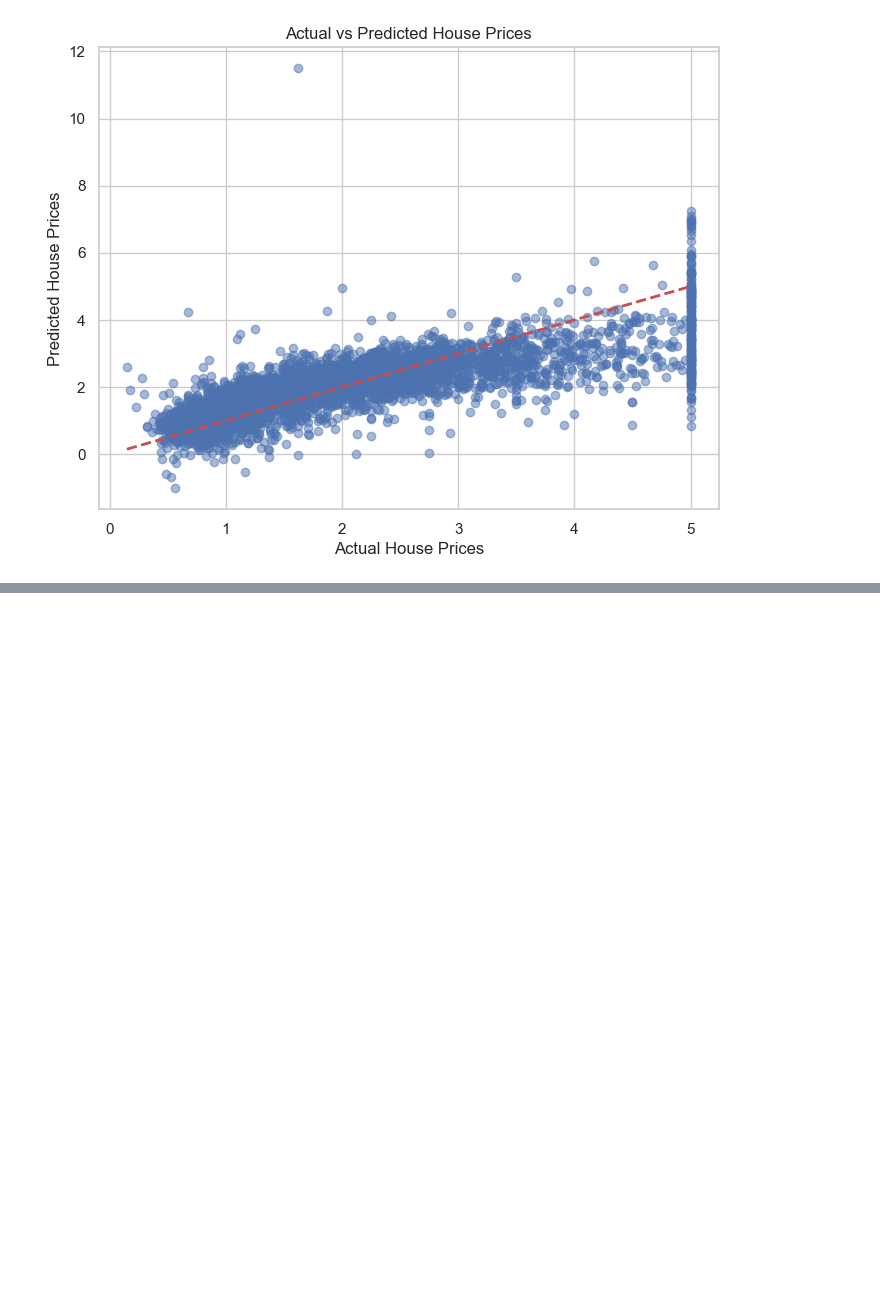
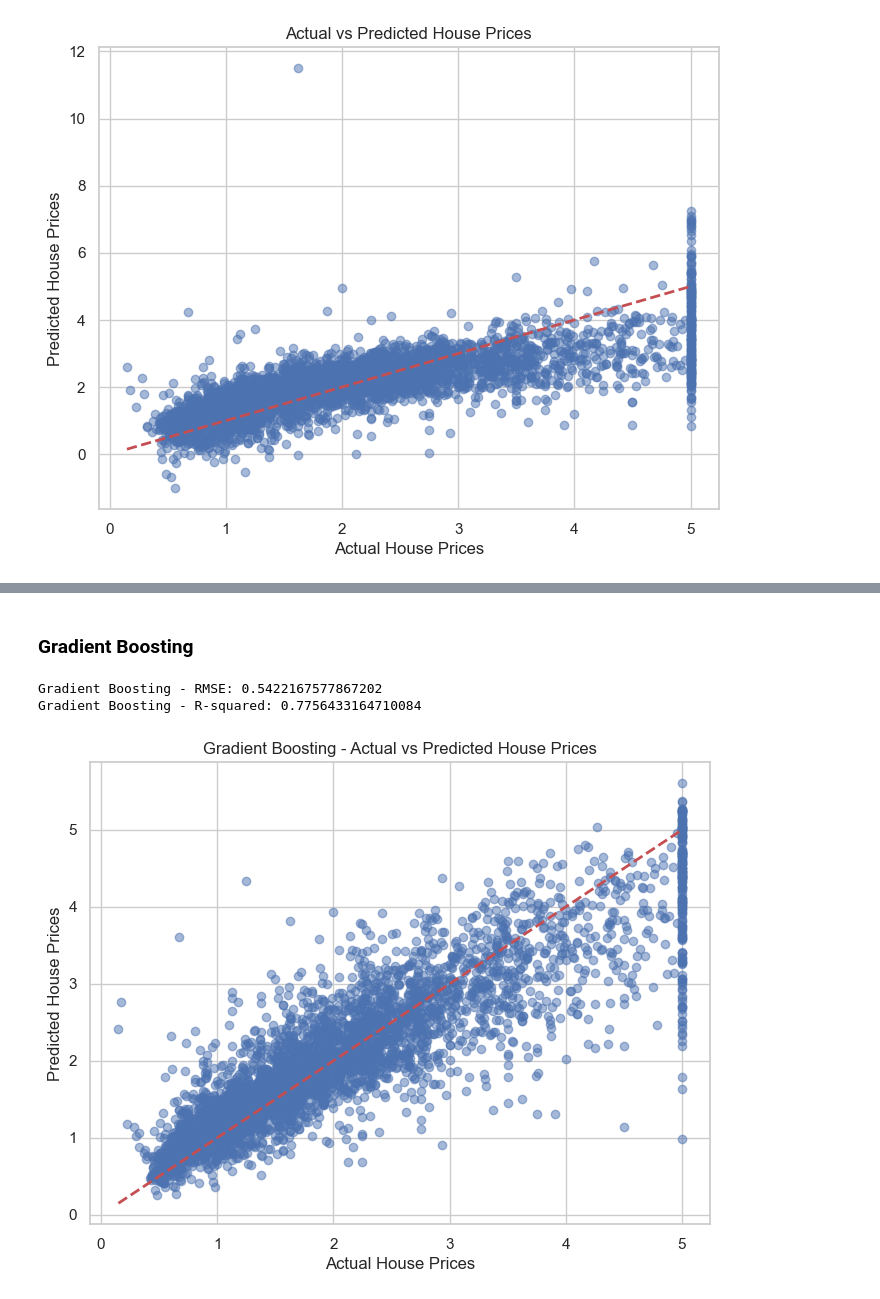
Before and after one commit to jorgecela/house-price-prediction, a Jupyter notebook: notebooks/eda.ipynb, the cells around one changed output, grey strips where cells are left out. Saved outputs shown, nothing was run; the diff lists cells and outputs as text; code cells hidden in the pictures; blank space fills up the shorter version.

```diff
--- a/notebooks/eda.ipynb
+++ b/notebooks/eda.ipynb
@@ -156,0 +174,36 @@ plt.show()
+# %% [markdown]
+### Gradient Boosting
+# %%
+from sklearn.ensemble import GradientBoostingRegressor
+
+# Initialize the Gradient Boosting Regressor
+gb_model = GradientBoostingRegressor(n_estimators=100, random_state=42)
+
+# Train the model on the training data
+gb_model.fit(X_train, y_train)
+
+# Make predictions on the test data
+y_gb_pred = gb_model.predict(X_test)
+
+# Calculate performance metrics
+gb_mse = mean_squared_error(y_test, y_gb_pred)
+gb_rmse = np.sqrt(gb_mse)
+gb_r2 = r2_score(y_test, y_gb_pred)
+
+# Display the results
+print(f"Gradient Boosting - RMSE: {gb_rmse}")
+print(f"Gradient Boosting - R-squared: {gb_r2}")
+# %% [output]
+Gradient Boosting - RMSE: 0.5422167577867202
+Gradient Boosting - R-squared: 0.7756433164710084
+# %%
+# Plot Actual vs Predicted for Gradient Boosting
+plt.figure(figsize=(8,6))
+plt.scatter(y_test, y_gb_pred, alpha=0.5)
+plt.plot([y_test.min(), y_test.max()], [y_test.min(), y_test.max()], 'r--', lw=2)
+plt.xlabel("Actual House Prices")
+plt.ylabel("Predicted House Prices")
+plt.title("Gradient Boosting - Actual vs Predicted House Prices")
+plt.show()
+# %% [output]
+[figure, added]
```
Also changed, not shown: parts of 16 cells of this notebook, 4 other files.
